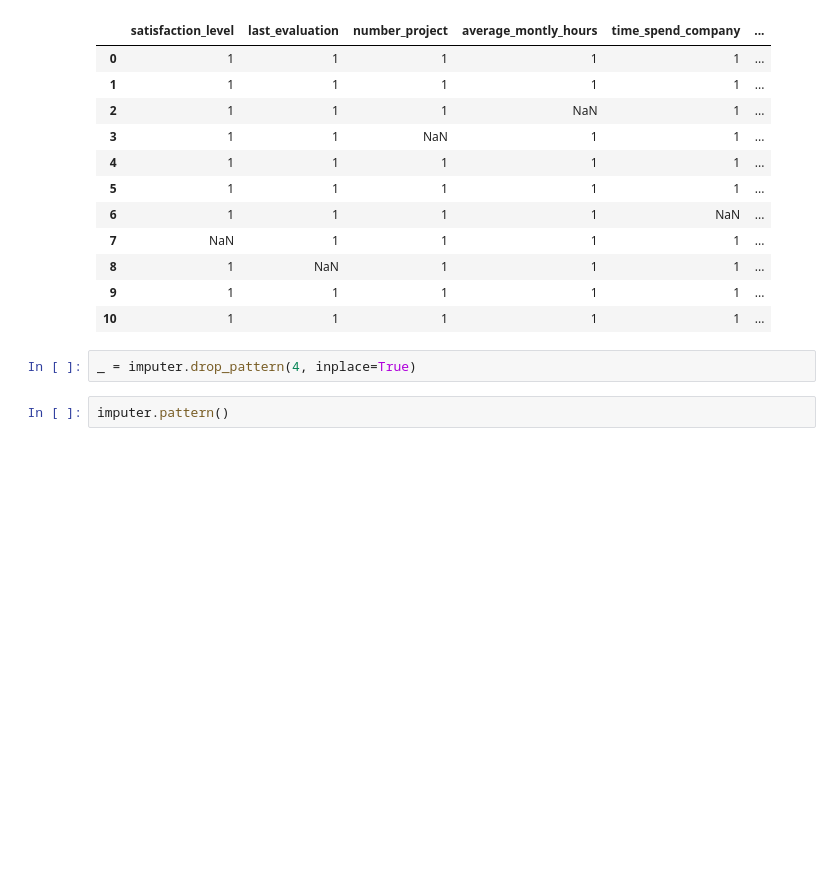
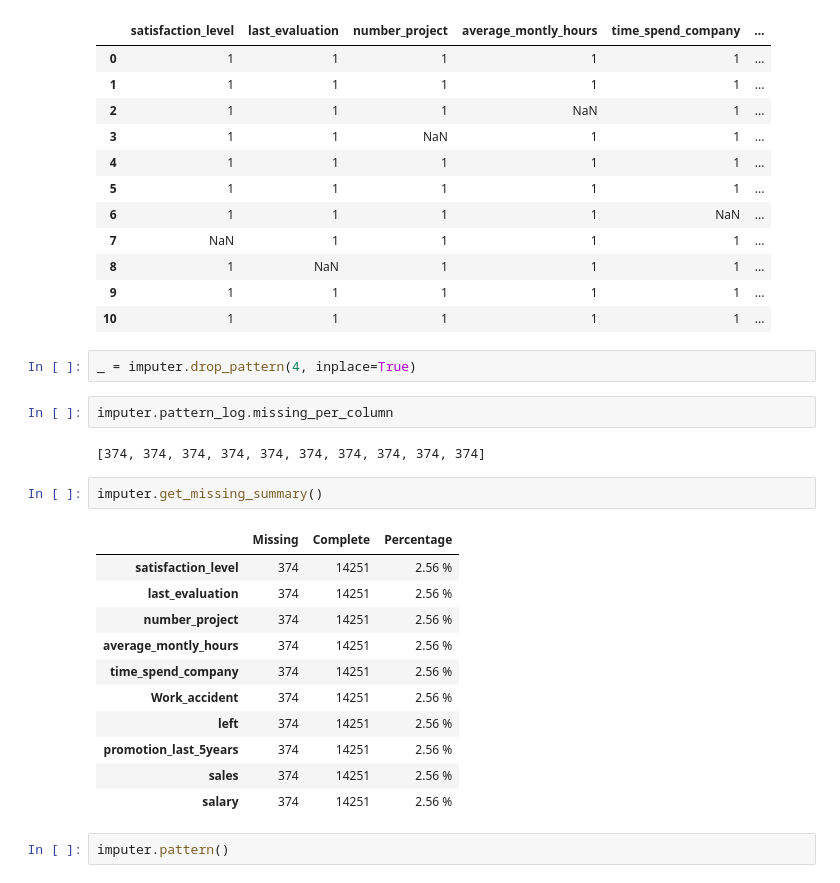
Before and after one commit to andirs/impyte, a Jupyter notebook: sandbox.ipynb, the cells around one changed output. Saved outputs shown, nothing was run; the diff lists cells and outputs as text; blank space fills up the shorter version.

```diff
--- a/sandbox.ipynb
+++ b/sandbox.ipynb
@@ -229,6 +229,24 @@ imputer.pattern()
 | 10 | 1 | 1 | 1 | 1 | 1 | ... |
 # %%
 _ = imputer.drop_pattern(4, inplace=True)
+# %%
+imputer.pattern_log.missing_per_column
+# %% [output]
+[374, 374, 374, 374, 374, 374, 374, 374, 374, 374]
+# %%
+imputer.get_missing_summary()
+# %% [output]
+|  | Missing | Complete | Percentage |
+| satisfaction_level | 374 | 14251 | 2.56 % |
+| last_evaluation | 374 | 14251 | 2.56 % |
+| number_project | 374 | 14251 | 2.56 % |
+| average_montly_hours | 374 | 14251 | 2.56 % |
+| time_spend_company | 374 | 14251 | 2.56 % |
+| Work_accident | 374 | 14251 | 2.56 % |
+| left | 374 | 14251 | 2.56 % |
+| promotion_last_5years | 374 | 14251 | 2.56 % |
+| sales | 374 | 14251 | 2.56 % |
+| salary | 374 | 14251 | 2.56 % |
 # %%
 imputer.pattern()
 # %% [output]
```
Also changed, not shown: parts of 14 cells of this notebook, 1 other file.
